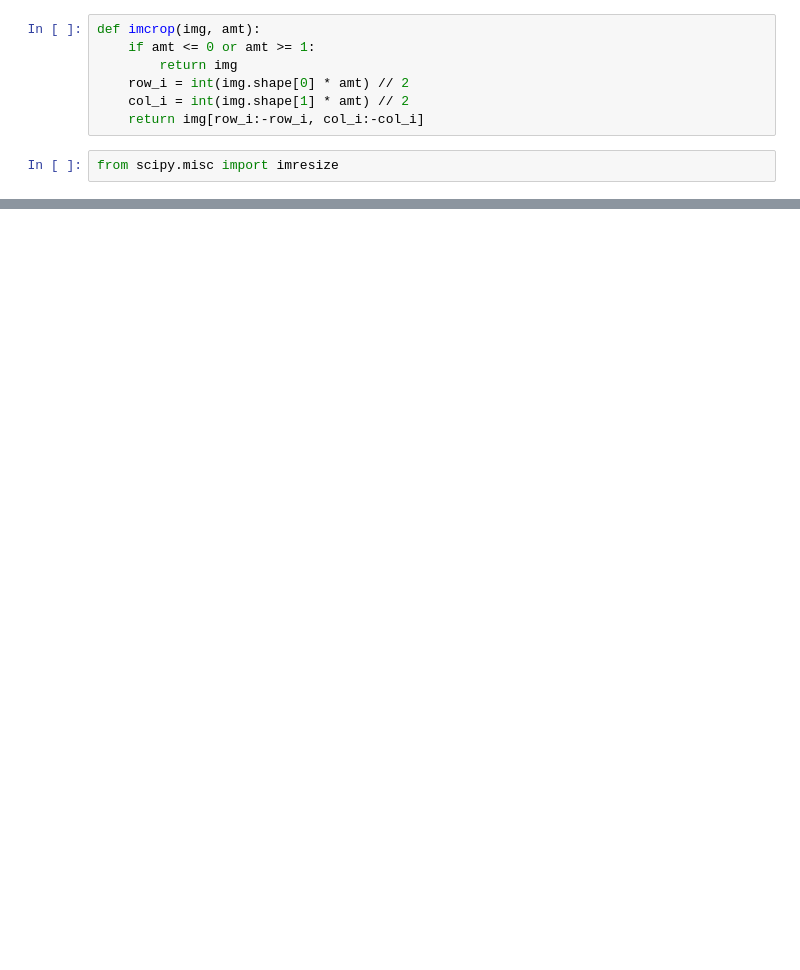
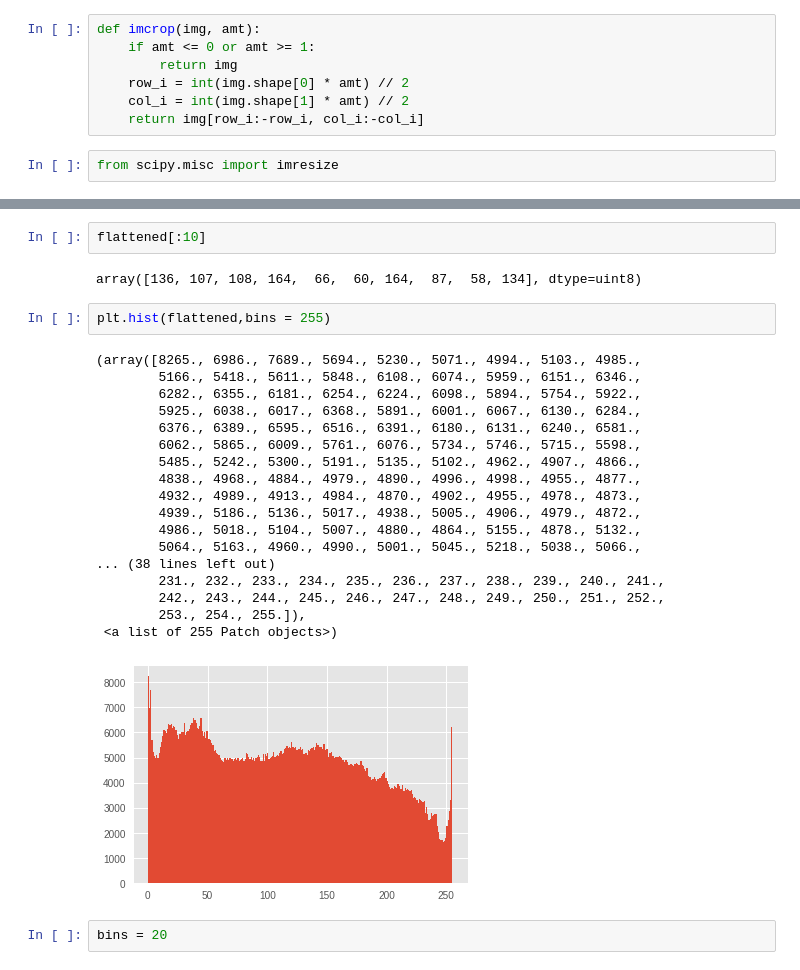
Before and after one commit to sg1791/Kadenze_Image_dataset_processing, a Jupyter notebook: Kadenze_celebface_dataset.ipynb, the cells around one changed output, grey strips where cells are left out. Cells and saved outputs as stored; diff of their text form; blank space fills up the shorter version.

```diff
--- a/Kadenze_celebface_dataset.ipynb
+++ b/Kadenze_celebface_dataset.ipynb
@@ -197,0 +238,27 @@ data.shape
+# %%
+flattened[:10]
+# %% [output]
+array([136, 107, 108, 164,  66,  60, 164,  87,  58, 134], dtype=uint8)
+# %%
+plt.hist(flattened,bins = 255)
+# %% [output]
+(array([8265., 6986., 7689., 5694., 5230., 5071., 4994., 5103., 4985.,
+        5166., 5418., 5611., 5848., 6108., 6074., 5959., 6151., 6346.,
+        6282., 6355., 6181., 6254., 6224., 6098., 5894., 5754., 5922.,
+        5925., 6038., 6017., 6368., 5891., 6001., 6067., 6130., 6284.,
+        6376., 6389., 6595., 6516., 6391., 6180., 6131., 6240., 6581.,
+        6062., 5865., 6009., 5761., 6076., 5734., 5746., 5715., 5598.,
+        5485., 5242., 5300., 5191., 5135., 5102., 4962., 4907., 4866.,
+        4838., 4968., 4884., 4979., 4890., 4996., 4998., 4955., 4877.,
+        4932., 4989., 4913., 4984., 4870., 4902., 4955., 4978., 4873.,
+        4939., 5186., 5136., 5017., 4938., 5005., 4906., 4979., 4872.,
+        4986., 5018., 5104., 5007., 4880., 4864., 5155., 4878., 5132.,
+        5064., 5163., 4960., 4990., 5001., 5045., 5218., 5038., 5066.,
+... (38 lines left out)
+        231., 232., 233., 234., 235., 236., 237., 238., 239., 240., 241.,
+        242., 243., 244., 245., 246., 247., 248., 249., 250., 251., 252.,
+        253., 254., 255.]),
+ <a list of 255 Patch objects>)
+[figure, added]
+# %%
+bins = 20
```
Also changed, not shown: parts of 40 cells of this notebook.
